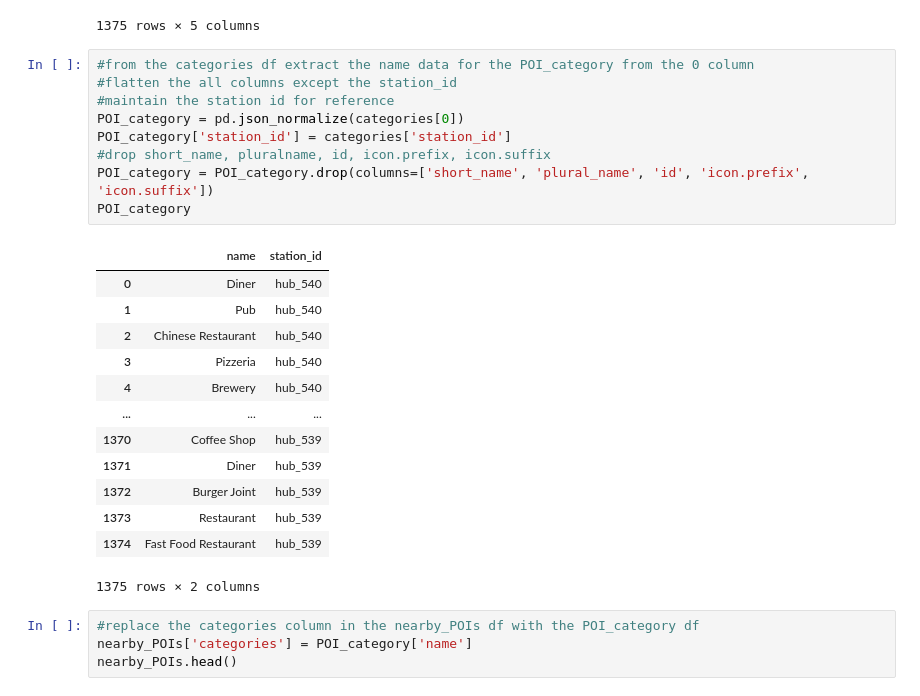
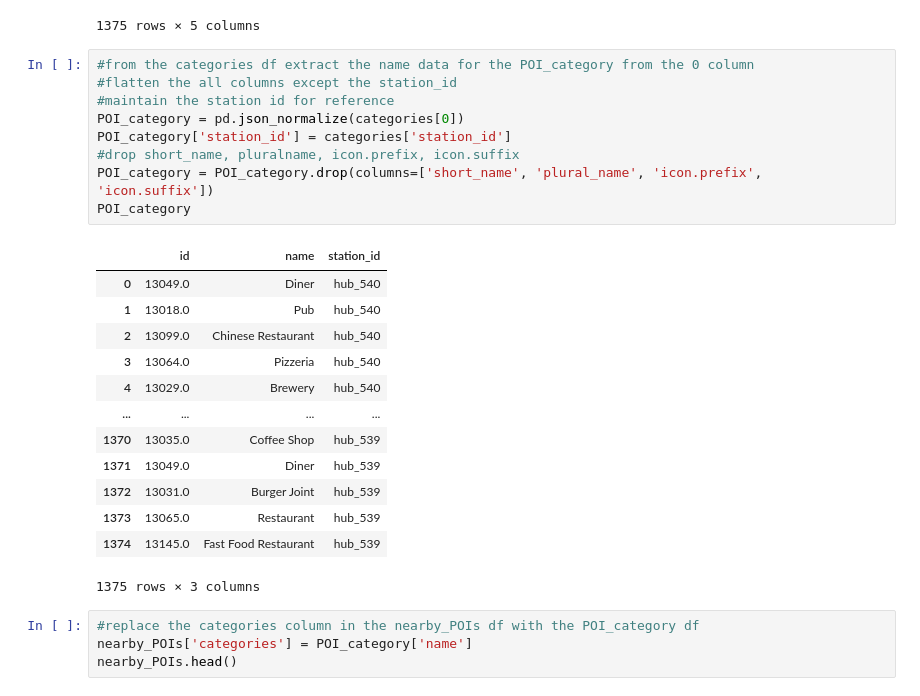
Before and after one commit to Hounder23/LIGHTHOUSE-p2, a Jupyter notebook: notebooks/yelp_foursquare_EDA.ipynb, the cells around one changed output. Drawn from its saved outputs; the diff is of its cells as text.

```diff
--- a/notebooks/yelp_foursquare_EDA.ipynb
+++ b/notebooks/yelp_foursquare_EDA.ipynb
@@ -129,26 +129,26 @@ categories
 # %%
 #from the categories df extract the name data for the POI_category from the 0 column
 #flatten the all columns except the station_id
 #maintain the station id for reference
 POI_category = pd.json_normalize(categories[0])
 POI_category['station_id'] = categories['station_id']
-#drop short_name, pluralname, id, icon.prefix, icon.suffix
-POI_category = POI_category.drop(columns=['short_name', 'plural_name', 'id', 'icon.prefix', 'icon.suffix'])
+#drop short_name, pluralname, icon.prefix, icon.suffix
+POI_category = POI_category.drop(columns=['short_name', 'plural_name', 'icon.prefix', 'icon.suffix'])
 POI_category
 # %% [output]
-|  | name | station_id |
-| 0 | Diner | hub_540 |
-| 1 | Pub | hub_540 |
-| 2 | Chinese Restaurant | hub_540 |
-| 3 | Pizzeria | hub_540 |
-| 4 | Brewery | hub_540 |
-| ... | ... | ... |
-| 1370 | Coffee Shop | hub_539 |
-| 1371 | Diner | hub_539 |
-| 1372 | Burger Joint | hub_539 |
-| 1373 | Restaurant | hub_539 |
-| 1374 | Fast Food Restaurant | hub_539 |
+|  | id | name | station_id |
+| 0 | 13049.0 | Diner | hub_540 |
+| 1 | 13018.0 | Pub | hub_540 |
+| 2 | 13099.0 | Chinese Restaurant | hub_540 |
+| 3 | 13064.0 | Pizzeria | hub_540 |
+| 4 | 13029.0 | Brewery | hub_540 |
+| ... | ... | ... | ... |
+| 1370 | 13035.0 | Coffee Shop | hub_539 |
+| 1371 | 13049.0 | Diner | hub_539 |
+| 1372 | 13031.0 | Burger Joint | hub_539 |
+| 1373 | 13065.0 | Restaurant | hub_539 |
+| 1374 | 13145.0 | Fast Food Restaurant | hub_539 |
-1375 rows × 2 columns
+1375 rows × 3 columns
 # %%
 #replace the categories column in the nearby_POIs df with the POI_category df
 nearby_POIs['categories'] = POI_category['name']
```
Also changed, not shown: parts of 7 cells of this notebook, 2 other files.
